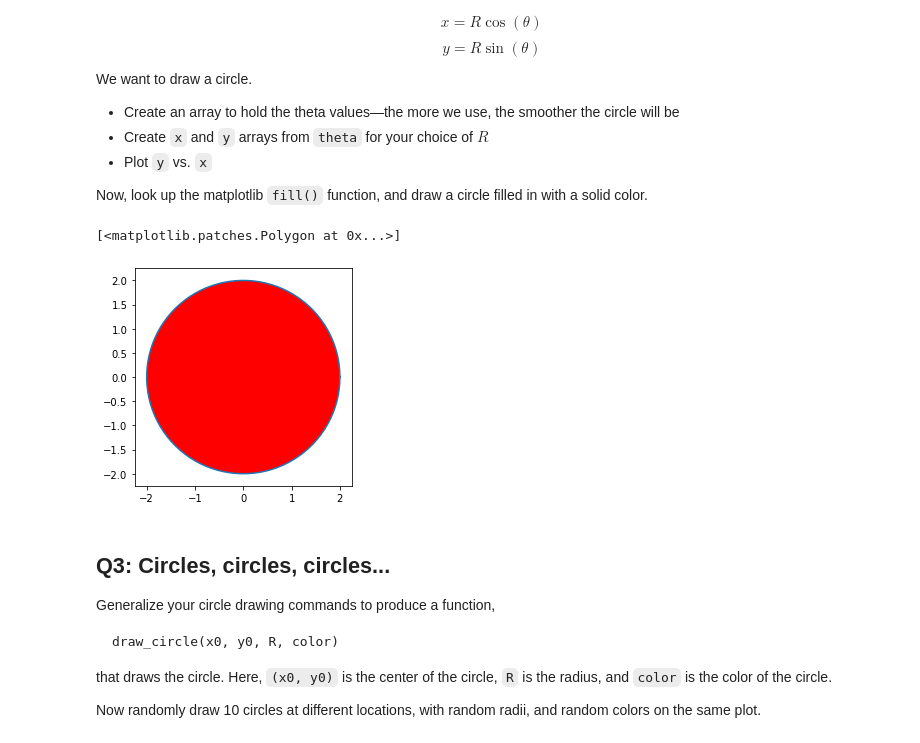
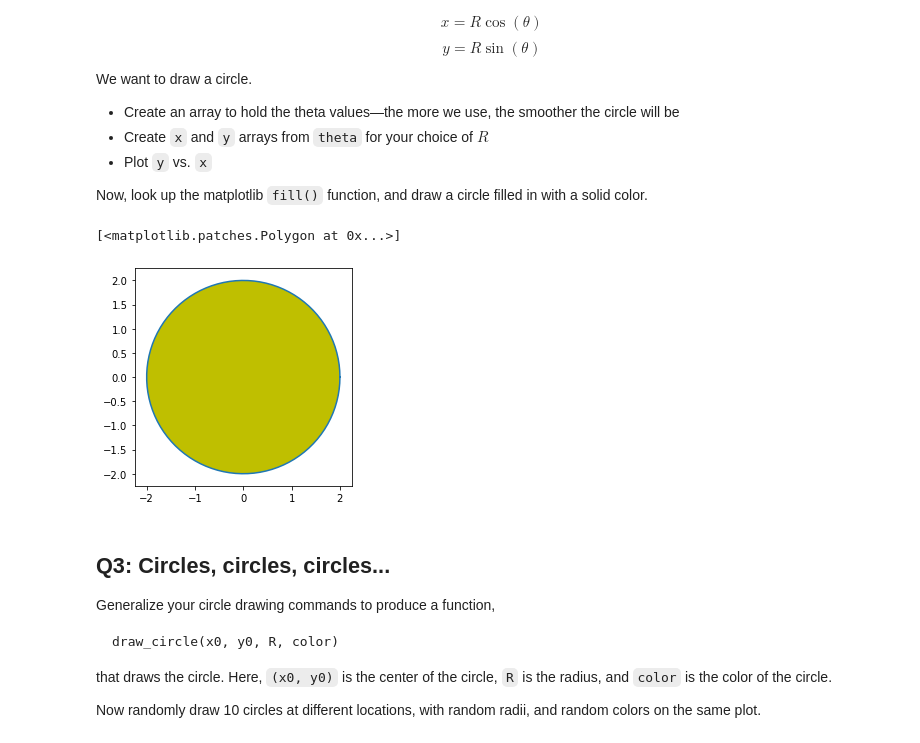
Before and after one commit to jinlin82/2020-python-learning-master, a Jupyter notebook: Week5-Matplotlib/xxy/matplotlib_exercises/2-matplotlib-exercises.ipynb, the cells around one changed output. Drawn from its saved outputs; the diff is of its cells as text; code cells hidden in the pictures.

```diff
--- a/Week5-Matplotlib/xxy/matplotlib_exercises/2-matplotlib-exercises.ipynb
+++ b/Week5-Matplotlib/xxy/matplotlib_exercises/2-matplotlib-exercises.ipynb
@@ -74,17 +74,17 @@ Now, look up the matplotlib `fill()` function, and draw a circle filled in with
 # %%
 theta=np.linspace(0,2*np.pi,100)
 r=2
 x=r*np.cos(theta)
 y=r*np.sin(theta)
 fig,ax=plt.subplots(figsize=(4,4))
 ax.plot(x, y)
 ax.set_aspect(1)
 plt.xlim(-2.25,2.25)
 plt.ylim(-2.25,2.25)
-ax.fill(x,y,'red')
+ax.fill(x,y,'y')
 # %% [output]
 [<matplotlib.patches.Polygon at 0x...>]
-[figure, old version]
+[figure, new version]
 # %% [markdown]
 ## Q3: Circles, circles, circles...
 
```
Also changed, not shown: parts of 11 cells of this notebook, 4 other files.
